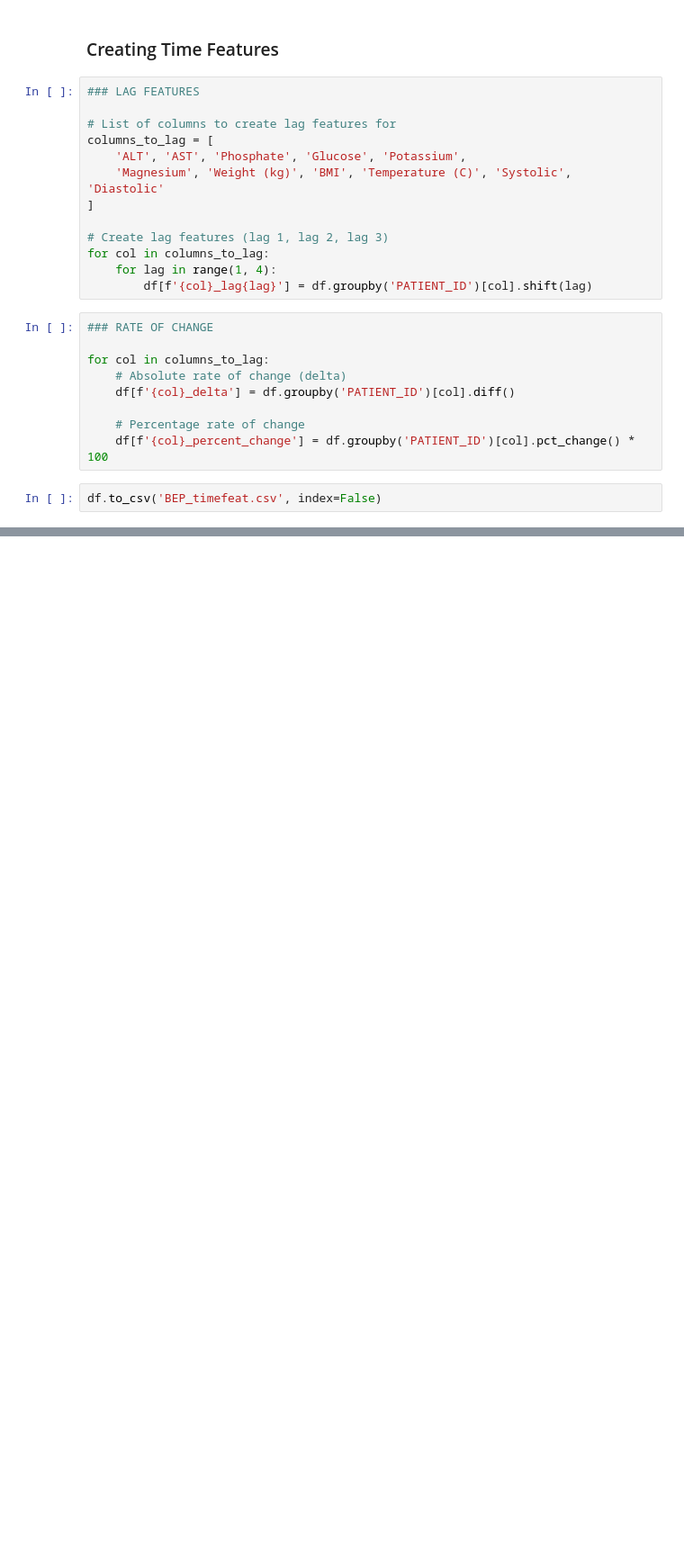
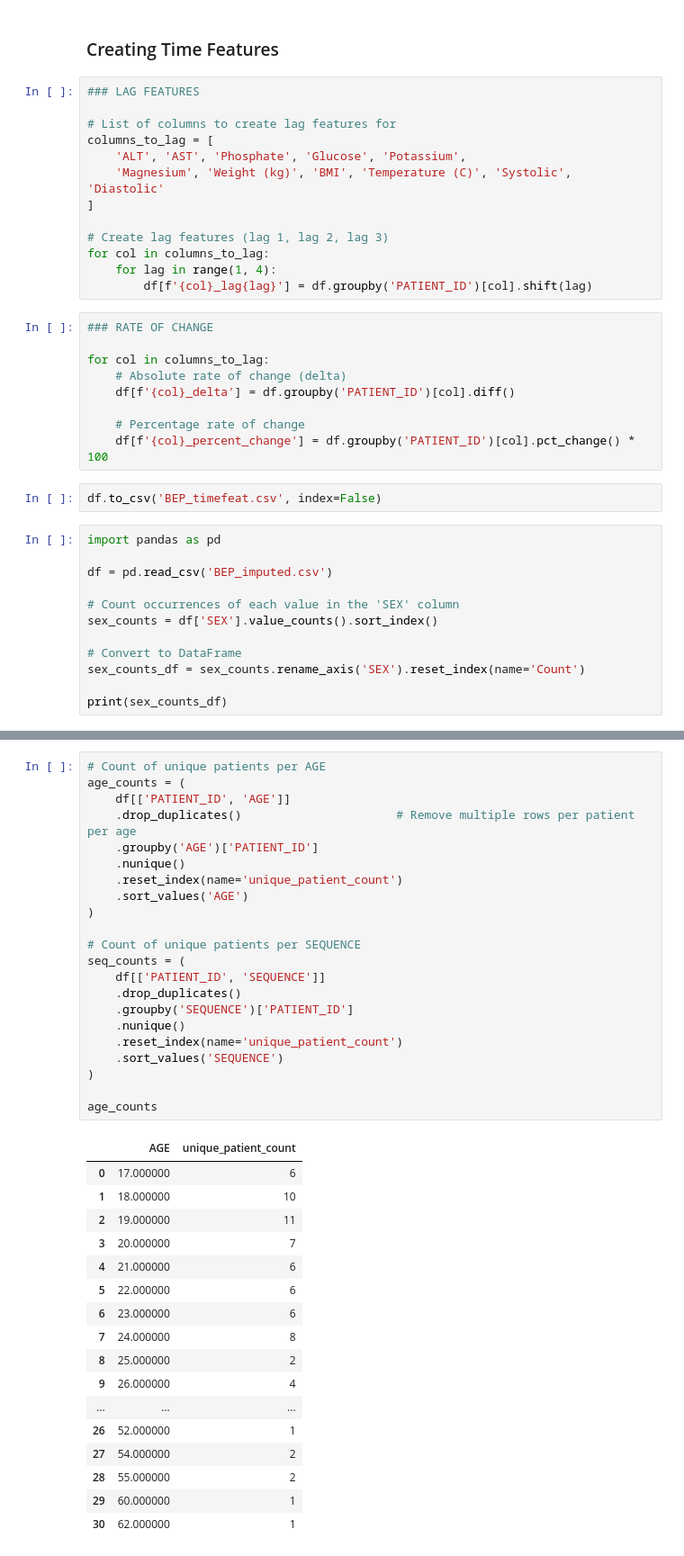
Before and after one commit to puckkwaspen/BEP_RFS, a Jupyter notebook: Preparing Data.ipynb, the cells around one changed output, grey strips where cells are left out. Shown at 90% size. Drawn from its saved outputs; the diff is of its cells as text; blank space fills up the shorter version.

```diff
--- a/Preparing Data.ipynb
+++ b/Preparing Data.ipynb
@@ -830,3 +830,15 @@ for col in columns_to_lag:
     df[f'{col}_percent_change'] = df.groupby('PATIENT_ID')[col].pct_change() * 100
 # %%
 df.to_csv('BEP_timefeat.csv', index=False)
+# %%
+import pandas as pd
+
+df = pd.read_csv('BEP_imputed.csv')
+
+# Count occurrences of each value in the 'SEX' column
+sex_counts = df['SEX'].value_counts().sort_index()
+
+# Convert to DataFrame
+sex_counts_df = sex_counts.rename_axis('SEX').reset_index(name='Count')
+
+print(sex_counts_df)
@@ -832,0 +864,40 @@ df.to_csv('BEP_timefeat.csv', index=False)
+# %%
+# Count of unique patients per AGE
+age_counts = (
+    df[['PATIENT_ID', 'AGE']]
+    .drop_duplicates()                      # Remove multiple rows per patient per age
+    .groupby('AGE')['PATIENT_ID']
+    .nunique()
+    .reset_index(name='unique_patient_count')
+    .sort_values('AGE')
+)
+
+# Count of unique patients per SEQUENCE
+seq_counts = (
+    df[['PATIENT_ID', 'SEQUENCE']]
+    .drop_duplicates()
+    .groupby('SEQUENCE')['PATIENT_ID']
+    .nunique()
+    .reset_index(name='unique_patient_count')
+    .sort_values('SEQUENCE')
+)
+
+age_counts
+# %% [output]
+|  | AGE | unique_patient_count |
+| 0 | 17.000000 | 6 |
+| 1 | 18.000000 | 10 |
+| 2 | 19.000000 | 11 |
+| 3 | 20.000000 | 7 |
+| 4 | 21.000000 | 6 |
+| 5 | 22.000000 | 6 |
+| 6 | 23.000000 | 6 |
+| 7 | 24.000000 | 8 |
+| 8 | 25.000000 | 2 |
+| 9 | 26.000000 | 4 |
+| ... | ... | ... |
+| 26 | 52.000000 | 1 |
+| 27 | 54.000000 | 2 |
+| 28 | 55.000000 | 2 |
+| 29 | 60.000000 | 1 |
+| 30 | 62.000000 | 1 |
```
Also changed, not shown: parts of 2 cells of this notebook, 10 other files.
